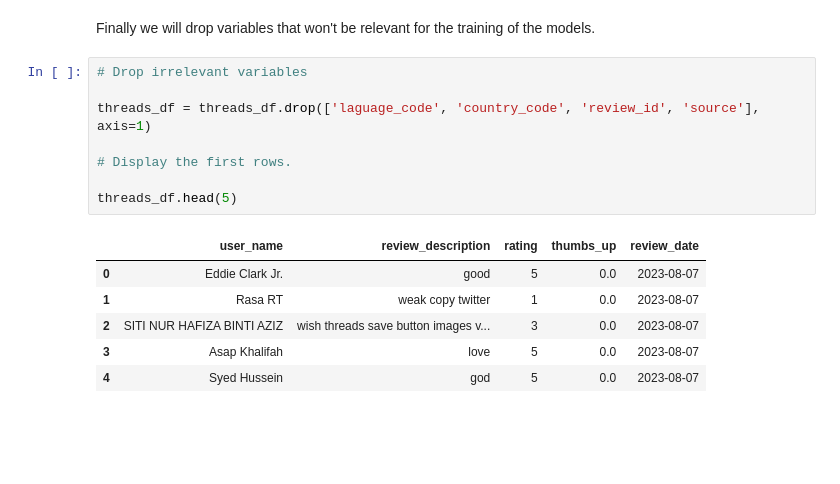
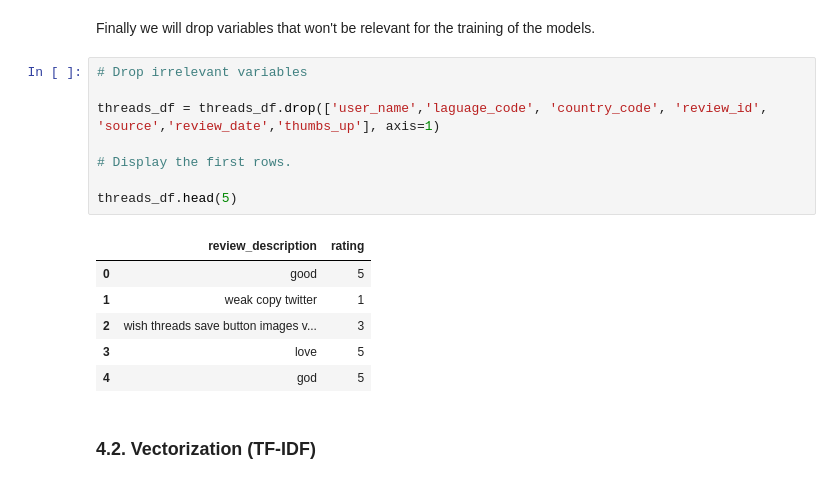
Before and after one commit to ComputingVictor/Thread_app_dataset, a Jupyter notebook: 1_ExploratoryDataAnalysis.ipynb, the cells around one changed output. Cells and saved outputs as stored; diff of their text form; blank space fills up the shorter version.

```diff
--- a/1_ExploratoryDataAnalysis.ipynb
+++ b/1_ExploratoryDataAnalysis.ipynb
@@ -384,15 +415,17 @@ Finally we will drop variables that won't be relevant for the training of the mo
 # %%
 # Drop irrelevant variables
 
-threads_df = threads_df.drop(['laguage_code', 'country_code', 'review_id', 'source'], axis=1)
+threads_df = threads_df.drop(['user_name','laguage_code', 'country_code', 'review_id', 'source','review_date','thumbs_up'], axis=1)
 
 # Display the first rows.
 
 threads_df.head(5)
 # %% [output]
-|  | user_name | review_description | rating | thumbs_up | review_date |
-| 0 | Eddie Clark Jr. | good | 5 | 0.0 | 2023-08-07 |
-| 1 | Rasa RT | weak copy twitter | 1 | 0.0 | 2023-08-07 |
-| 2 | SITI NUR HAFIZA BINTI AZIZ | wish threads save button images v... | 3 | 0.0 | 2023-08-07 |
-| 3 | Asap Khalifah | love | 5 | 0.0 | 2023-08-07 |
-| 4 | Syed Hussein | god | 5 | 0.0 | 2023-08-07 |
+|  | review_description | rating |
+| 0 | good | 5 |
+| 1 | weak copy twitter | 1 |
+| 2 | wish threads save button images v... | 3 |
+| 3 | love | 5 |
+| 4 | god | 5 |
+# %% [markdown]
+### 4.2. Vectorization (TF-IDF)
```
Also changed, not shown: parts of 24 cells of this notebook.
